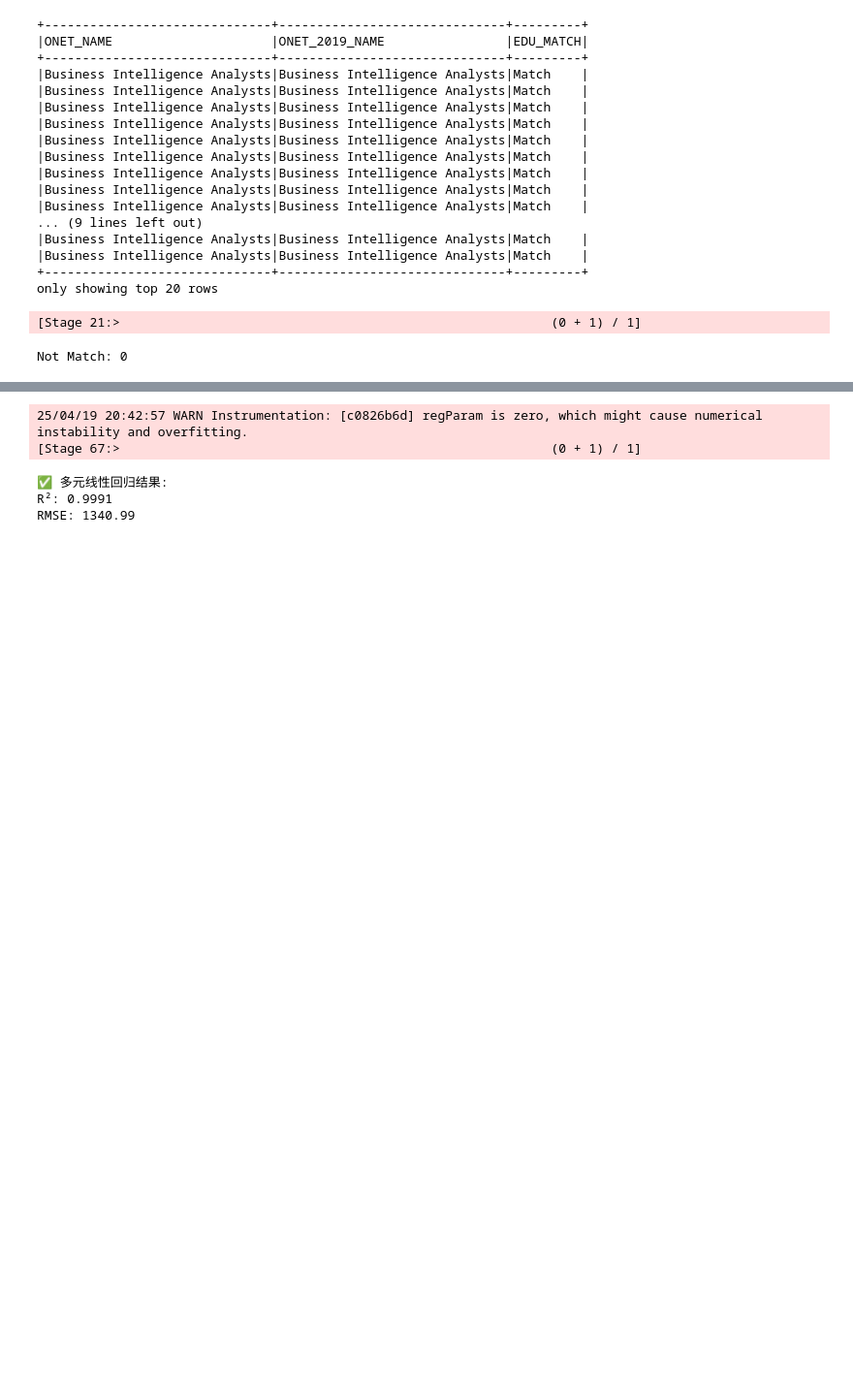
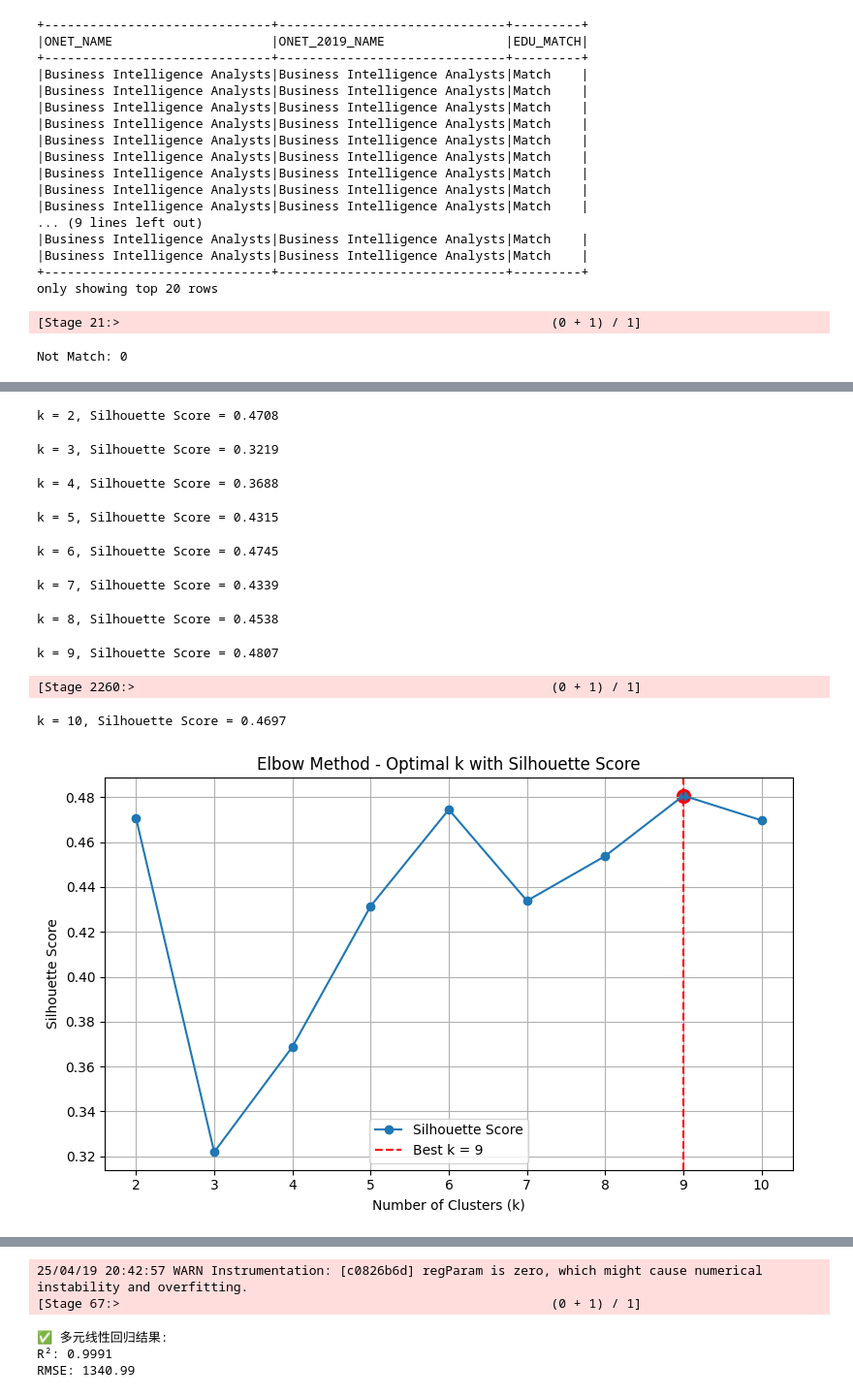
Before and after one commit to CYXNBNBNB/ad688-employability-sp25A1-group6, a Jupyter notebook: test.ipynb, the cells around one changed output, grey strips where cells are left out. Shown at 97% size. Saved outputs shown, nothing was run; the diff lists cells and outputs as text; code cells hidden in the pictures; blank space fills up the shorter version.

```diff
--- a/test.ipynb
+++ b/test.ipynb
@@ -194,0 +119,62 @@ Name: count, dtype: int64
+# %%
+from pyspark.ml.clustering import KMeans
+from pyspark.ml.feature import VectorAssembler, StandardScaler
+from pyspark.ml import Pipeline
+from pyspark.ml.evaluation import ClusteringEvaluator
+from pyspark.sql.functions import col
+from pyspark.sql.types import DoubleType
+import matplotlib.pyplot as plt
+
+# === 选择用于聚类的字段 ===
+numeric_cols = ["DURATION", "EDUCATION_LEVELS", "SALARY", "SALARY_FROM", "SALARY_TO"]
+df_kmeans = df_cleaned.select(numeric_cols + ["TITLE_RAW"]).dropna()
+
+# === 类型转换 ===
+for col_name in num_cols:
+    df_kmeans = df_kmeans.withColumn(col_name, col(col_name).cast(DoubleType()))
+
+# === 特征组合 + 标准化步骤 ===
+assembler = VectorAssembler(inputCols=num_cols, outputCol="raw_features")
+scaler = StandardScaler(inputCol="raw_features", outputCol="features", withStd=True, withMean=True)
+
+# === 遍历不同 k 值，收集 silhouette 得分 ===
+cost = []
+for k in range(2, 11):
+    kmeans = KMeans(k=k, seed=688, featuresCol="features")
+    pipeline = Pipeline(stages=[assembler, scaler, kmeans])
+    model = pipeline.fit(df_kmeans)
+    transformed = model.transform(df_kmeans)
+
+    evaluator = ClusteringEvaluator(featuresCol="features", predictionCol="prediction", metricName="silhouette")
+    score = evaluator.evaluate(transformed)
+    cost.append((k, score))
+    print(f"k = {k}, Silhouette Score = {score:.4f}")
+
+# === 找到得分最高的 k ===
+best_k, best_score = max(cost, key=lambda x: x[1])
+
+# === 绘制 Elbow 图，并标记最佳 k ===
+k_vals, scores = zip(*cost)
+plt.figure(figsize=(8, 5))
+plt.plot(k_vals, scores, marker='o', label='Silhouette Score')
+plt.axvline(x=best_k, color='red', linestyle='--', label=f'Best k = {best_k}')
+plt.scatter([best_k], [best_score], color='red', s=100)
+plt.xlabel("Number of Clusters (k)")
+plt.ylabel("Silhouette Score")
+plt.title("Elbow Method - Optimal k with Silhouette Score")
+plt.legend()
+plt.grid(True)
+plt.tight_layout()
+plt.show()
+# %% [output]
+k = 2, Silhouette Score = 0.4708
+k = 3, Silhouette Score = 0.3219
+k = 4, Silhouette Score = 0.3688
+k = 5, Silhouette Score = 0.4315
+k = 6, Silhouette Score = 0.4745
+k = 7, Silhouette Score = 0.4339
+k = 8, Silhouette Score = 0.4538
+k = 9, Silhouette Score = 0.4807
+[Stage 2260:>                                                       (0 + 1) / 1]
+k = 10, Silhouette Score = 0.4697
+[figure, added]
```
Also changed, not shown: parts of 3 cells of this notebook.
